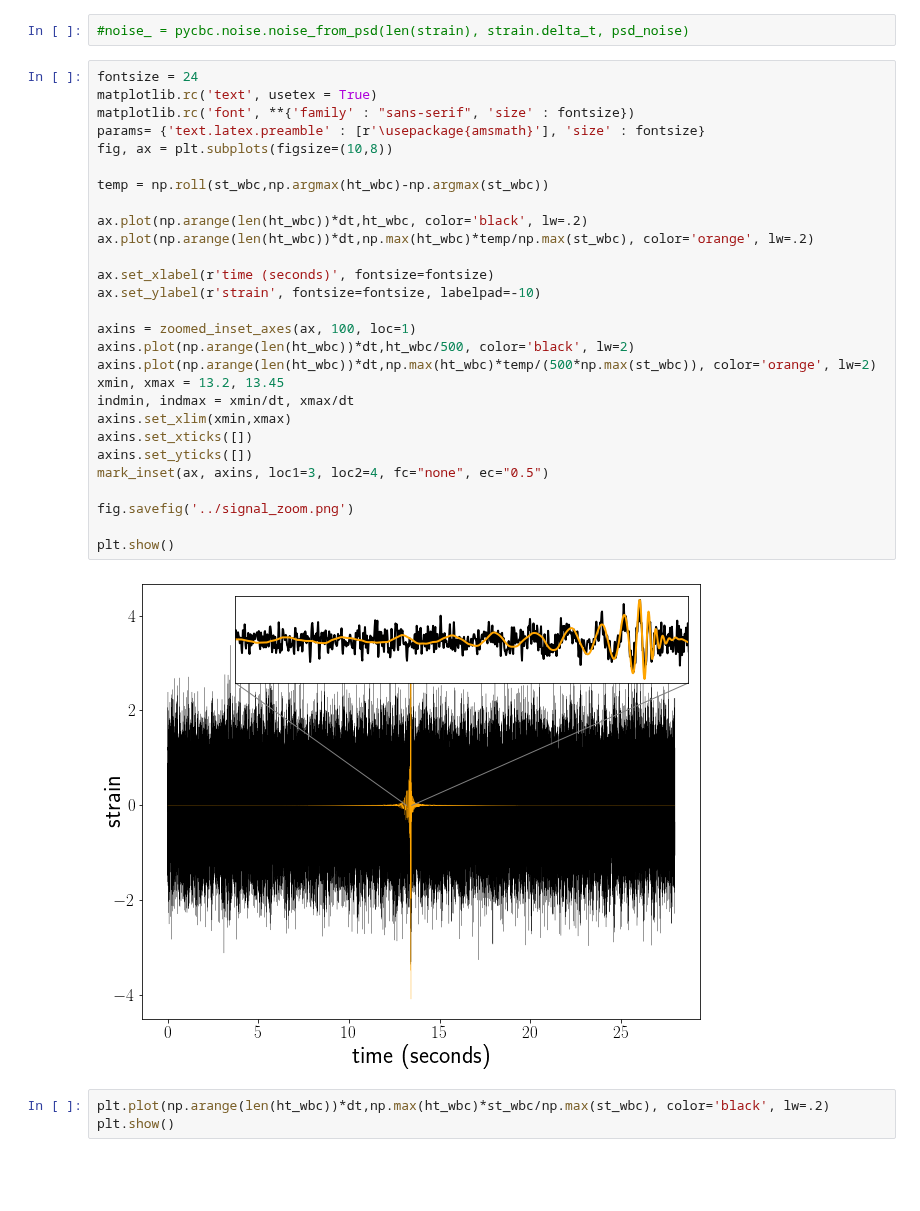
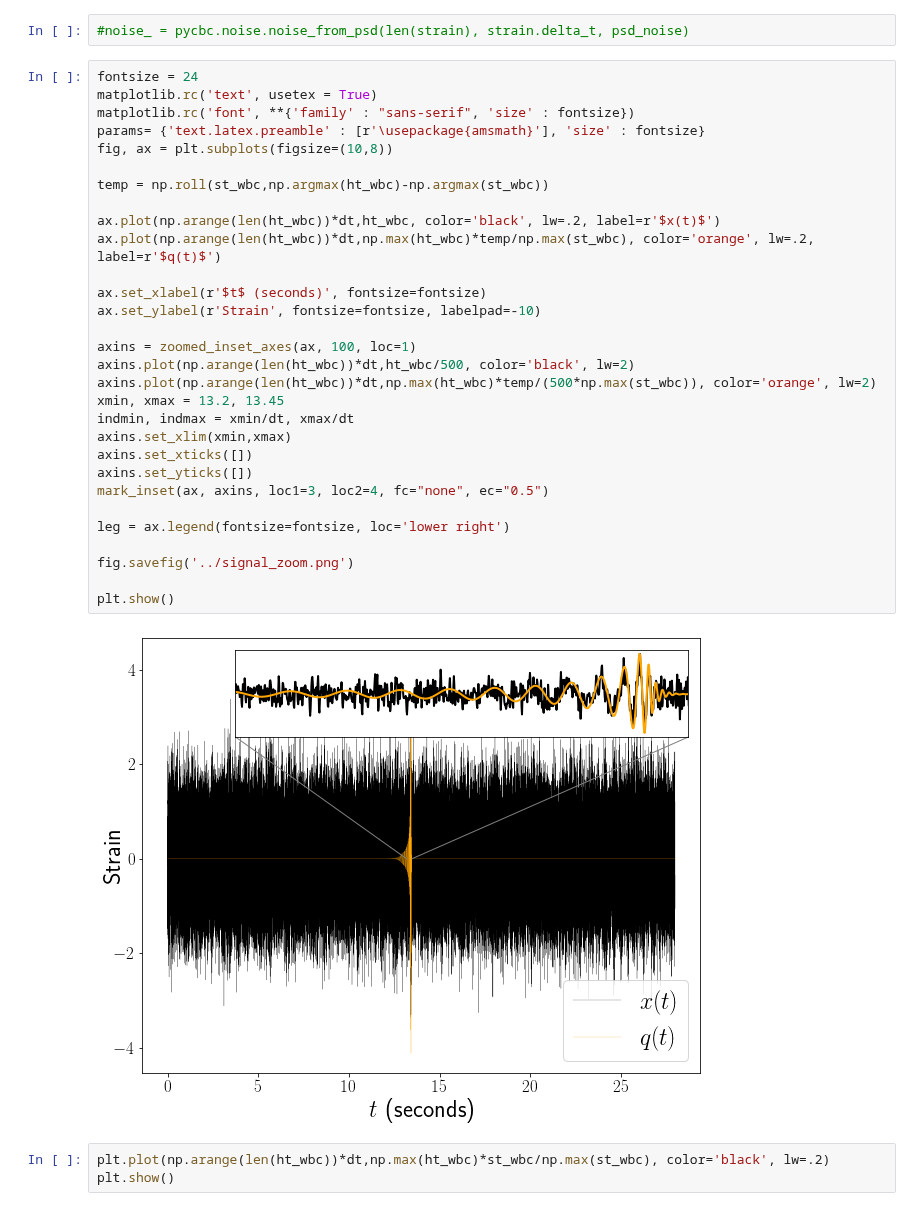
Before and after one commit to Fergus-Hayes/quantum-matched-filter, a Jupyter notebook: CMF.ipynb, the cells around one changed output. Saved outputs shown, nothing was run; the diff lists cells and outputs as text; blank space fills up the shorter version.

```diff
--- a/CMF.ipynb
+++ b/CMF.ipynb
@@ -80,33 +80,35 @@ plt.loglog(f_new,psd)
 # %%
 fontsize = 24
 matplotlib.rc('text', usetex = True)
 matplotlib.rc('font', **{'family' : "sans-serif", 'size' : fontsize})
 params= {'text.latex.preamble' : [r'\usepackage{amsmath}'], 'size' : fontsize}
 fig, ax = plt.subplots(figsize=(10,8))
 
 temp = np.roll(st_wbc,np.argmax(ht_wbc)-np.argmax(st_wbc))
 
-ax.plot(np.arange(len(ht_wbc))*dt,ht_wbc, color='black', lw=.2)
-ax.plot(np.arange(len(ht_wbc))*dt,np.max(ht_wbc)*temp/np.max(st_wbc), color='orange', lw=.2)
+ax.plot(np.arange(len(ht_wbc))*dt,ht_wbc, color='black', lw=.2, label=r'$x(t)$')
+ax.plot(np.arange(len(ht_wbc))*dt,np.max(ht_wbc)*temp/np.max(st_wbc), color='orange', lw=.2, label=r'$q(t)$')
 
-ax.set_xlabel(r'time (seconds)', fontsize=fontsize)
-ax.set_ylabel(r'strain', fontsize=fontsize, labelpad=-10)
+ax.set_xlabel(r'$t$ (seconds)', fontsize=fontsize)
+ax.set_ylabel(r'Strain', fontsize=fontsize, labelpad=-10)
 
 axins = zoomed_inset_axes(ax, 100, loc=1)
 axins.plot(np.arange(len(ht_wbc))*dt,ht_wbc/500, color='black', lw=2)
 axins.plot(np.arange(len(ht_wbc))*dt,np.max(ht_wbc)*temp/(500*np.max(st_wbc)), color='orange', lw=2)
 xmin, xmax = 13.2, 13.45
 indmin, indmax = xmin/dt, xmax/dt
 axins.set_xlim(xmin,xmax)
 axins.set_xticks([])
 axins.set_yticks([])
 mark_inset(ax, axins, loc1=3, loc2=4, fc="none", ec="0.5")
 
+leg = ax.legend(fontsize=fontsize, loc='lower right')
+
 fig.savefig('../signal_zoom.png')
 
 plt.show()
 # %% [output]
-[figure, old version]
+[figure, new version]
 # %%
 plt.plot(np.arange(len(ht_wbc))*dt,np.max(ht_wbc)*st_wbc/np.max(st_wbc), color='black', lw=.2)
 plt.show()
```
Also changed, not shown: parts of 2 cells of this notebook, 3 other files.
